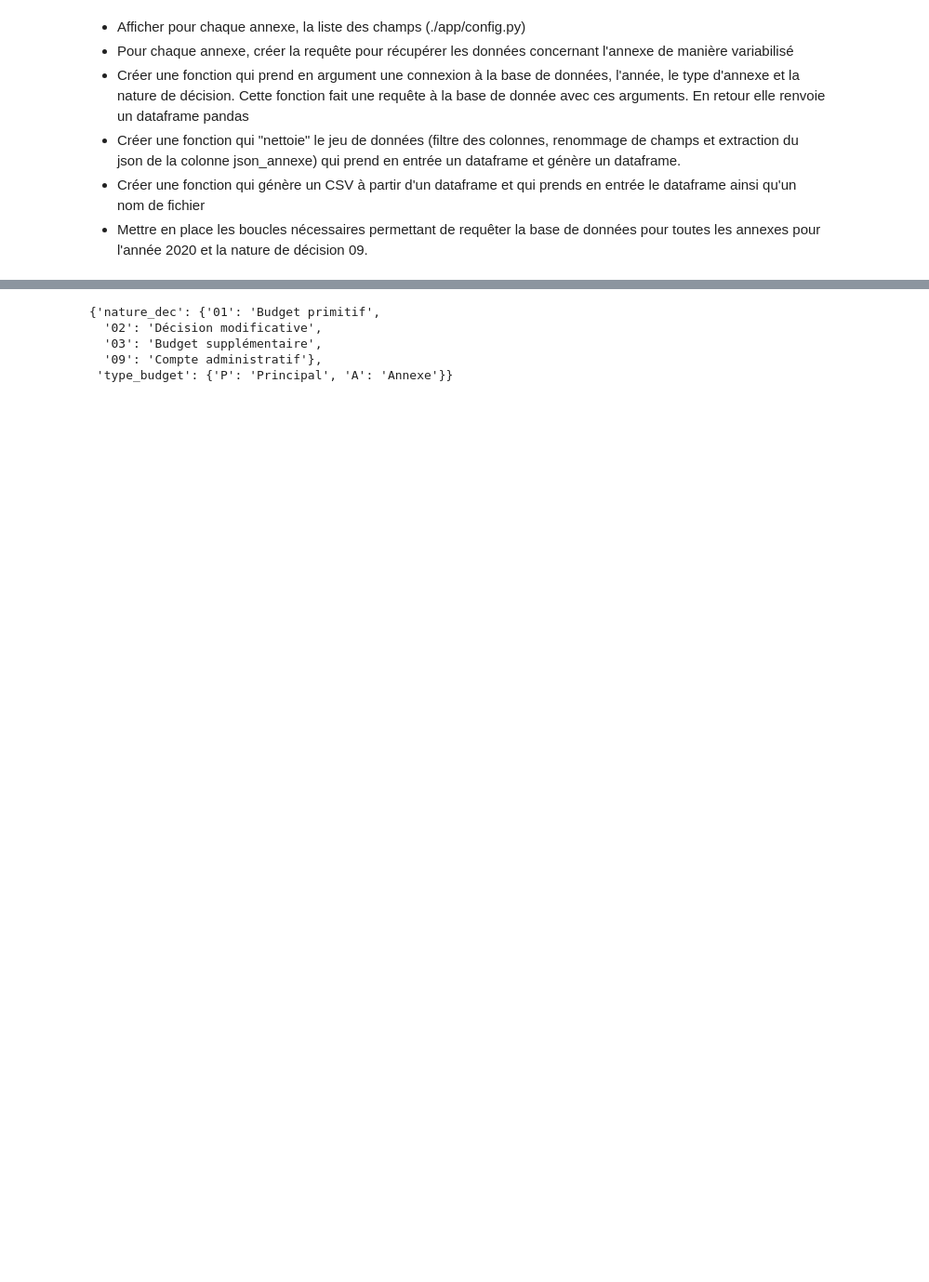
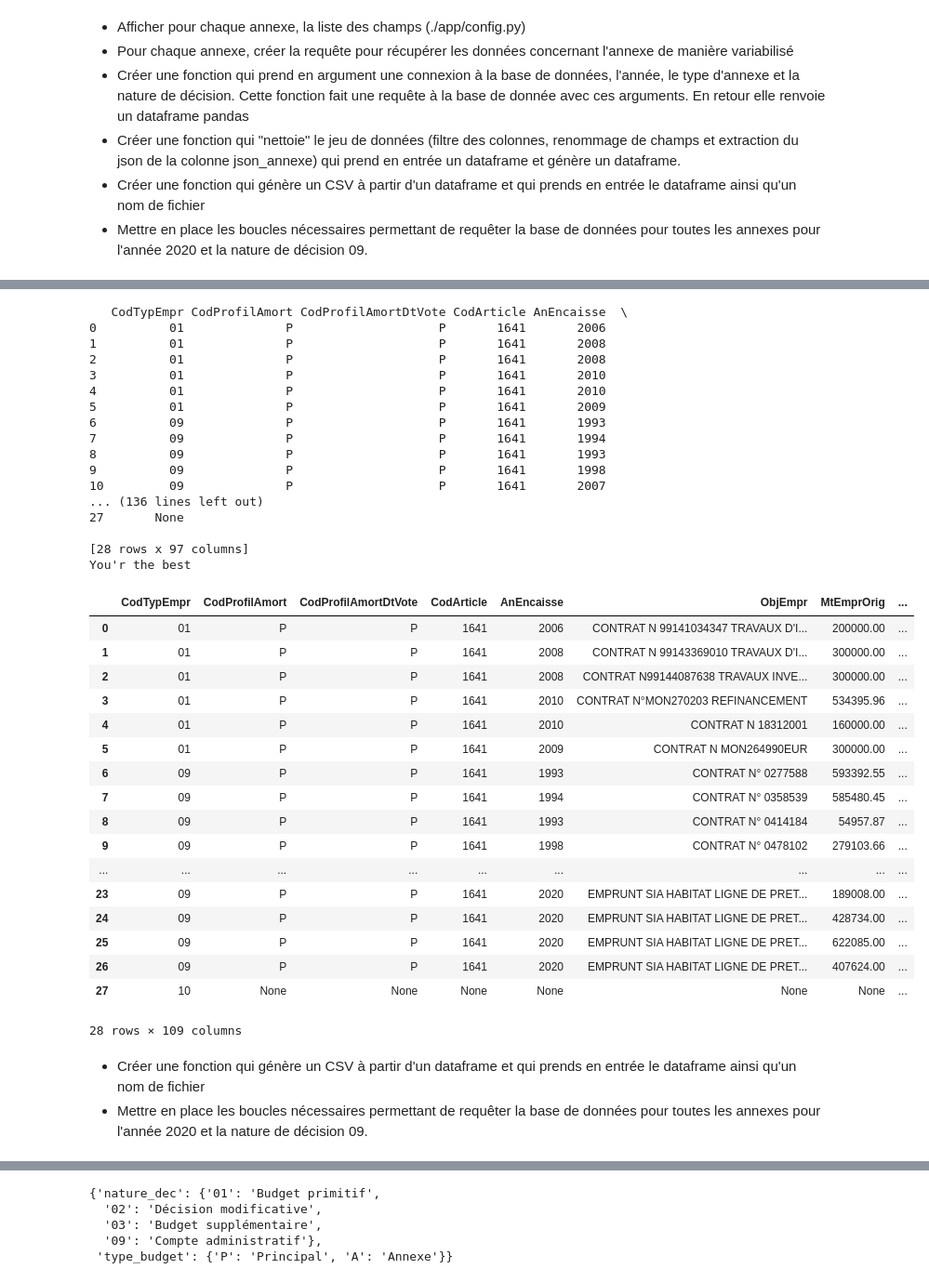
Before and after one commit to Naxxos/dataprep-ab, a Jupyter notebook: extract_to_csv.ipynb, the cells around one changed output, grey strips where cells are left out. Shown at 93% size. Saved outputs shown, nothing was run; the diff lists cells and outputs as text; code cells hidden in the pictures; blank space fills up the shorter version.

```diff
--- a/extract_to_csv.ipynb
+++ b/extract_to_csv.ipynb
@@ -70,0 +108,2 @@ get_data(connexion= conn, annexe= 'DATA_EMPRUNT', year='2020')
+# %%
+df_emprunt = get_data(connexion=conn)
@@ -71 +163,5 @@ get_data(connexion= conn, annexe= 'DATA_EMPRUNT', year='2020')
+# %%
+# 3.3 -
+for item in df_emprunt.json_annexe:
+    print(type(item))
 # %%
@@ -87,0 +206,8 @@ def get_data(connexion, annexe, year, numero_docbudge):
+# %%
+replace_natdec = zip(["01", "02", "03", "09"],
+              ["Budget primitif", "Décision modificative", "Budget supplémentaire", "Compte administratif"])
+replace_typebud = zip(["P", "A"],
+                      ["Principal","Annexe"])
+dict_replace = dict({'nature_dec' : dict(replace_natdec),
+                     'type_budget' : dict(replace_typebud)})
+dict_replace
@@ -87,0 +222,9 @@ def get_data(connexion, annexe, year, numero_docbudge):
+# %%
+interesting_columns = ['exercice', 'type_annexe', 'json_annexe','siret_etablissement', 'libelle', 'nomenclature', 'nature_dec', 'nature_vote','type_budget', 'siret_coll', 'libelle_collectivite', 'nature_collectivite']
+to_drop = [item for item in list(df_emprunt.columns) if item not in interesting_columns]
+df = df_emprunt.drop(to_drop, axis=1)
+df.replace(dict_replace, inplace=True)
+df_min = df.head(5)
+df_min
+#[exercice, json_annexe, siret_etablissement, nomenclature
+#['exercice', type_annexe', 'json_annexe','siret_etablissement', 'libelle', 'code_insee', 'nomenclature', 'nature_dec', 'num_dec', 'nature_vote','type_budget', 'id_etabl_princ', 'json_budget', 'siret_coll', 'libelle_collectivite', ]
@@ -87,0 +351,56 @@ def get_data(connexion, annexe, year, numero_docbudge):
+# %%
+dfs = []
+dict_annexe = dict()
+for index, row  in df.iterrows():
+    json_df_clean = pd.DataFrame(columns=EMPRUNT_FIELD)
+    dict_annexe[index] = json.loads(row["json_annexe"])
+    for element in dict_annexe[index]:
+        if element:
+            for field in EMPRUNT_FIELD:
+                element.setdefault(field, None)
+
+    json_df = pd.json_normalize(dict_annexe[index])
+    dfs.append(json_df.assign(**row.drop("json_annexe")))
+print(json_df)
+json_df.assign(**row)
+#print('dfs')
+#print(dfs)
+# %% [output]
+   CodTypEmpr CodProfilAmort CodProfilAmortDtVote CodArticle AnEncaisse  \
+0          01              P                    P       1641       2006
+1          01              P                    P       1641       2008
+2          01              P                    P       1641       2008
+3          01              P                    P       1641       2010
+4          01              P                    P       1641       2010
+5          01              P                    P       1641       2009
+6          09              P                    P       1641       1993
+7          09              P                    P       1641       1994
+8          09              P                    P       1641       1993
+9          09              P                    P       1641       1998
+10         09              P                    P       1641       2007
+... (136 lines left out)
+27       None
+
+[28 rows x 97 columns]
+You'r the best
+|  | CodTypEmpr | CodProfilAmort | CodProfilAmortDtVote | CodArticle | AnEncaisse | ObjEmpr | MtEmprOrig | ... |
+| 0 | 01 | P | P | 1641 | 2006 | CONTRAT N 99141034347 TRAVAUX D'I... | 200000.00 | ... |
+| 1 | 01 | P | P | 1641 | 2008 | CONTRAT N 99143369010 TRAVAUX D'I... | 300000.00 | ... |
+| 2 | 01 | P | P | 1641 | 2008 | CONTRAT N99144087638 TRAVAUX INVE... | 300000.00 | ... |
+| 3 | 01 | P | P | 1641 | 2010 | CONTRAT N°MON270203 REFINANCEMENT | 534395.96 | ... |
+| 4 | 01 | P | P | 1641 | 2010 | CONTRAT N 18312001 | 160000.00 | ... |
+| 5 | 01 | P | P | 1641 | 2009 | CONTRAT N MON264990EUR | 300000.00 | ... |
+| 6 | 09 | P | P | 1641 | 1993 | CONTRAT N° 0277588 | 593392.55 | ... |
+| 7 | 09 | P | P | 1641 | 1994 | CONTRAT N° 0358539 | 585480.45 | ... |
+| 8 | 09 | P | P | 1641 | 1993 | CONTRAT N° 0414184 | 54957.87 | ... |
+| 9 | 09 | P | P | 1641 | 1998 | CONTRAT N° 0478102 | 279103.66 | ... |
+| ... | ... | ... | ... | ... | ... | ... | ... | ... |
+| 23 | 09 | P | P | 1641 | 2020 | EMPRUNT SIA HABITAT LIGNE DE PRET... | 189008.00 | ... |
+| 24 | 09 | P | P | 1641 | 2020 | EMPRUNT SIA HABITAT LIGNE DE PRET... | 428734.00 | ... |
+| 25 | 09 | P | P | 1641 | 2020 | EMPRUNT SIA HABITAT LIGNE DE PRET... | 622085.00 | ... |
+| 26 | 09 | P | P | 1641 | 2020 | EMPRUNT SIA HABITAT LIGNE DE PRET... | 407624.00 | ... |
+| 27 | 10 | None | None | None | None | None | None | ... |
+28 rows × 109 columns
+# %% [markdown]
+- Créer une fonction qui génère un CSV à partir d'un dataframe et qui prends en entrée le dataframe ainsi qu'un nom de fichier
+- Mettre en place les boucles nécessaires permettant de requêter la base de données pour toutes les annexes pour l'année 2020 et la nature de décision 09.
```
Also changed, not shown: parts of 32 cells of this notebook, 1 other file.
